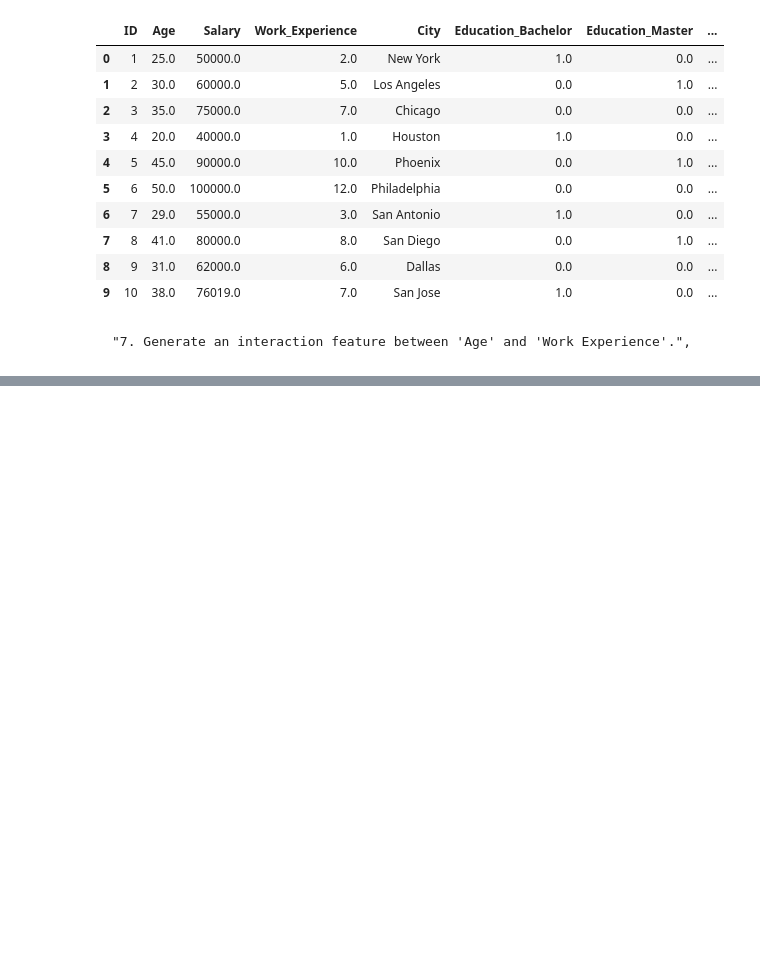
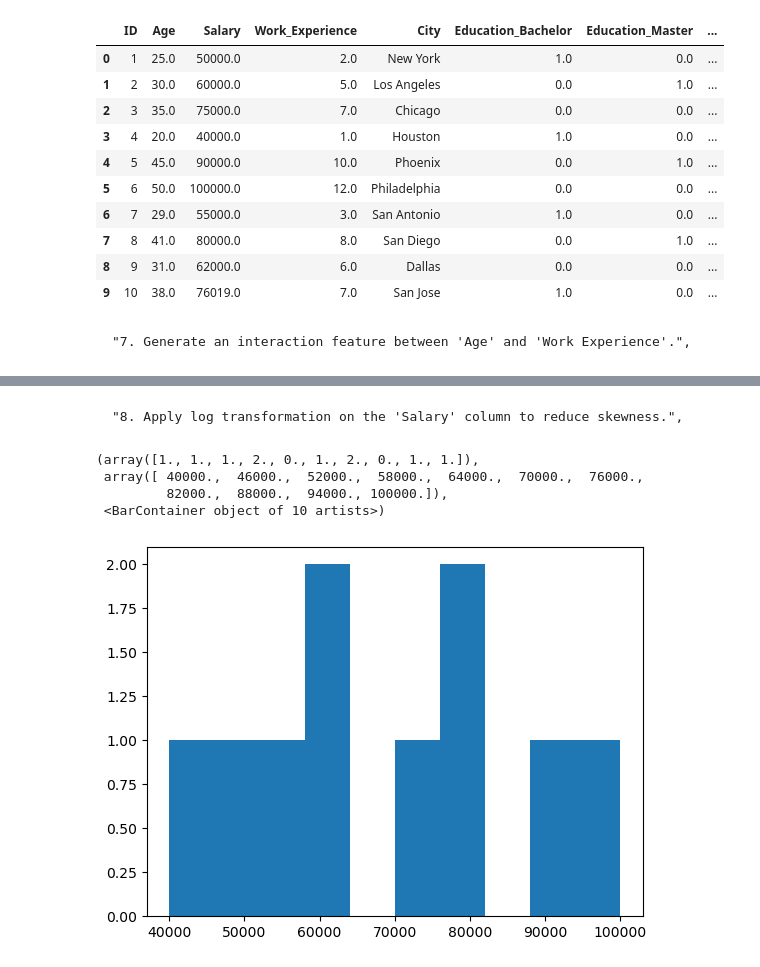
Before and after one commit to dinaeshsugumaran/MLOps, a Jupyter notebook: Practice/Python_practice/Feature_Engineering/feature_engineering_practice_exercise_2.ipynb, the cells around one changed output, grey strips where cells are left out. Saved outputs shown, nothing was run; the diff lists cells and outputs as text; code cells hidden in the pictures; blank space fills up the shorter version.

```diff
--- a/Practice/Python_practice/Feature_Engineering/feature_engineering_practice_exercise_2.ipynb
+++ b/Practice/Python_practice/Feature_Engineering/feature_engineering_practice_exercise_2.ipynb
@@ -476,3 +464,6 @@ df_copy_encoded
 | 9 | 10 | 38.0 | 76019.0 | 7.0 | San Jose | 1.0 | 0.0 | ... |
 # %% [markdown]
     "7. Generate an interaction feature between 'Age' and 'Work Experience'.",
+# %%
+df_copy_encoded['Age_work_exp'] = df_copy_encoded['Age'] * df_copy_encoded['Work_Experience']
+df_copy_encoded
@@ -478,0 +482,12 @@ df_copy_encoded
+# %% [markdown]
+    "8. Apply log transformation on the 'Salary' column to reduce skewness.",
+# %%
+import matplotlib.pyplot as plt
+
+plt.hist(df_copy_encoded['Salary'])
+# %% [output]
+(array([1., 1., 1., 2., 0., 1., 2., 0., 1., 1.]),
+ array([ 40000.,  46000.,  52000.,  58000.,  64000.,  70000.,  76000.,
+         82000.,  88000.,  94000., 100000.]),
+ <BarContainer object of 10 artists>)
+[figure, added]
```
Also changed, not shown: parts of 9 cells of this notebook, 3 other files.
